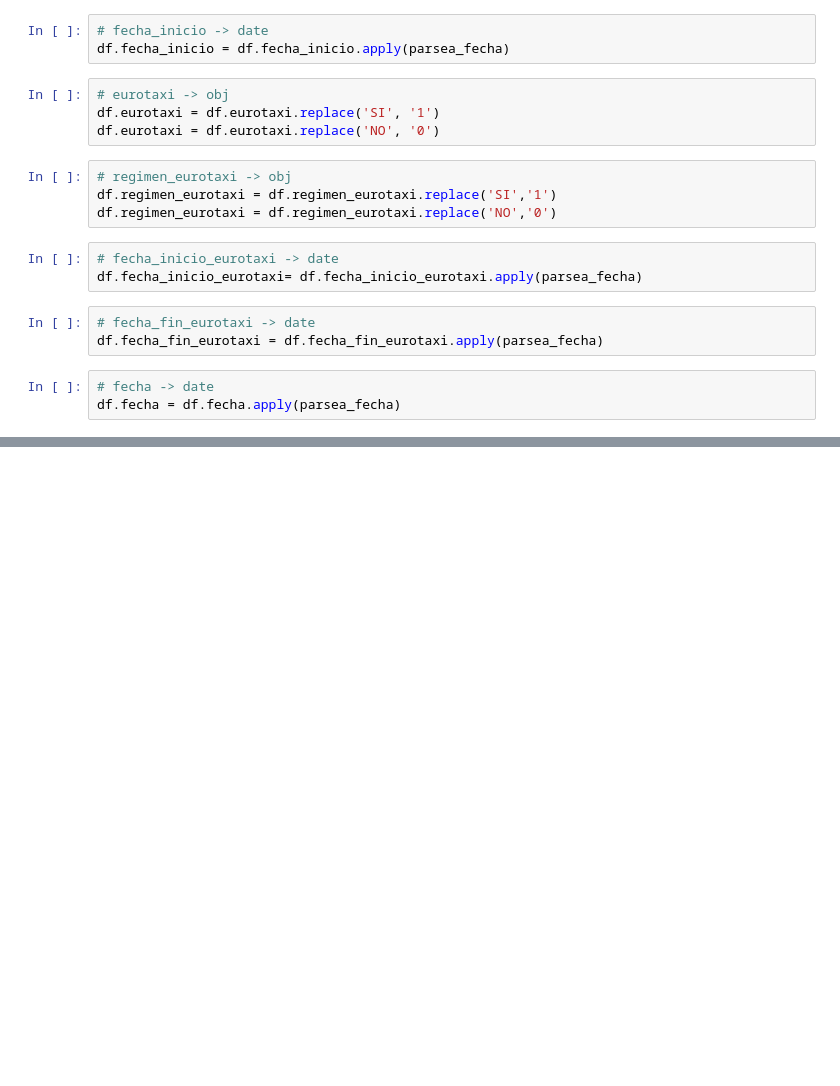
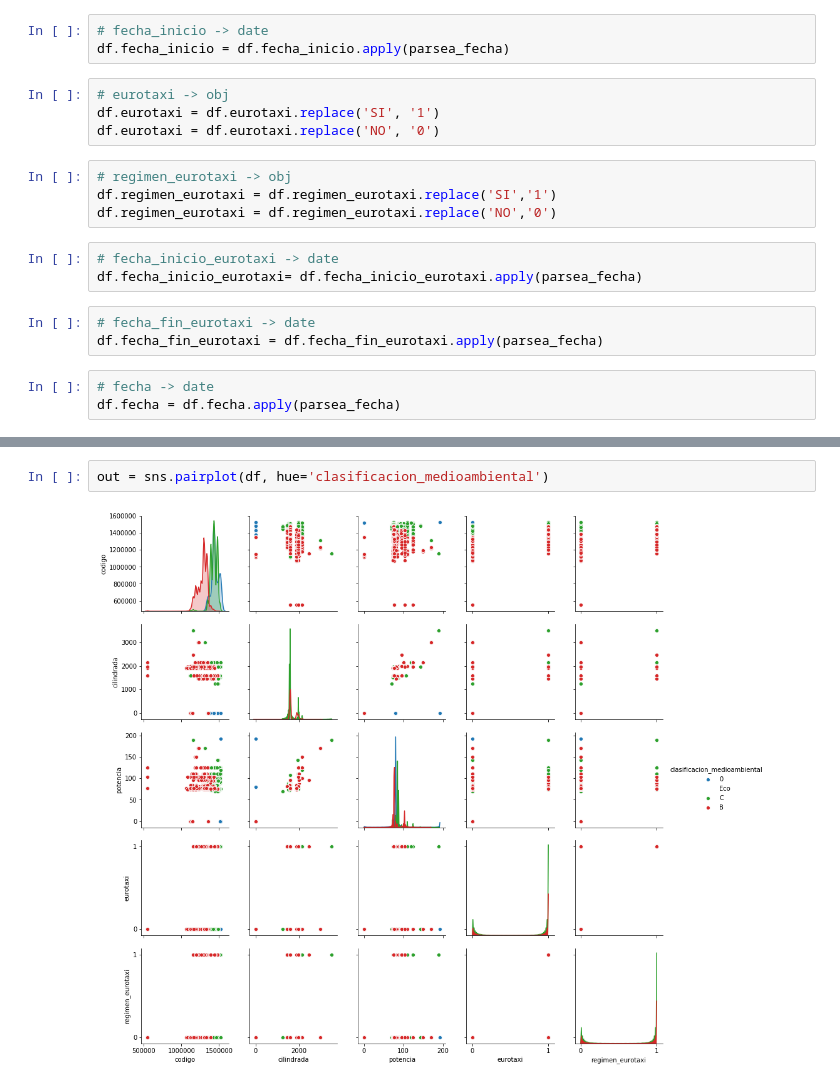
Before and after one commit to SilviaLendinezFernandez/TFM-POLITICA, a Jupyter notebook: Taxis_BD.ipynb, the cells around one changed output, grey strips where cells are left out. Drawn from its saved outputs; the diff is of its cells as text; blank space fills up the shorter version.

```diff
--- a/Taxis_BD.ipynb
+++ b/Taxis_BD.ipynb
@@ -155,0 +197,4 @@ df['Clasificación medioambiental'].value_counts()
+# %%
+out = sns.pairplot(df, hue='clasificacion_medioambiental')
+# %% [output]
+[figure, added]
```
Also changed, not shown: parts of 11 cells of this notebook, 1 other file.
